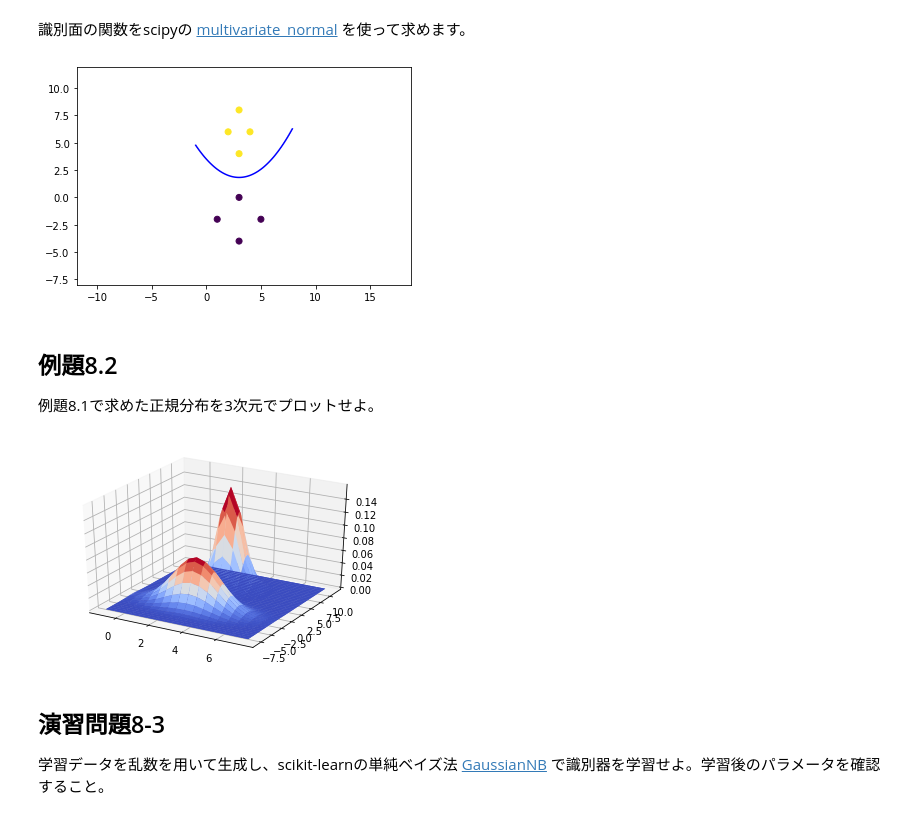
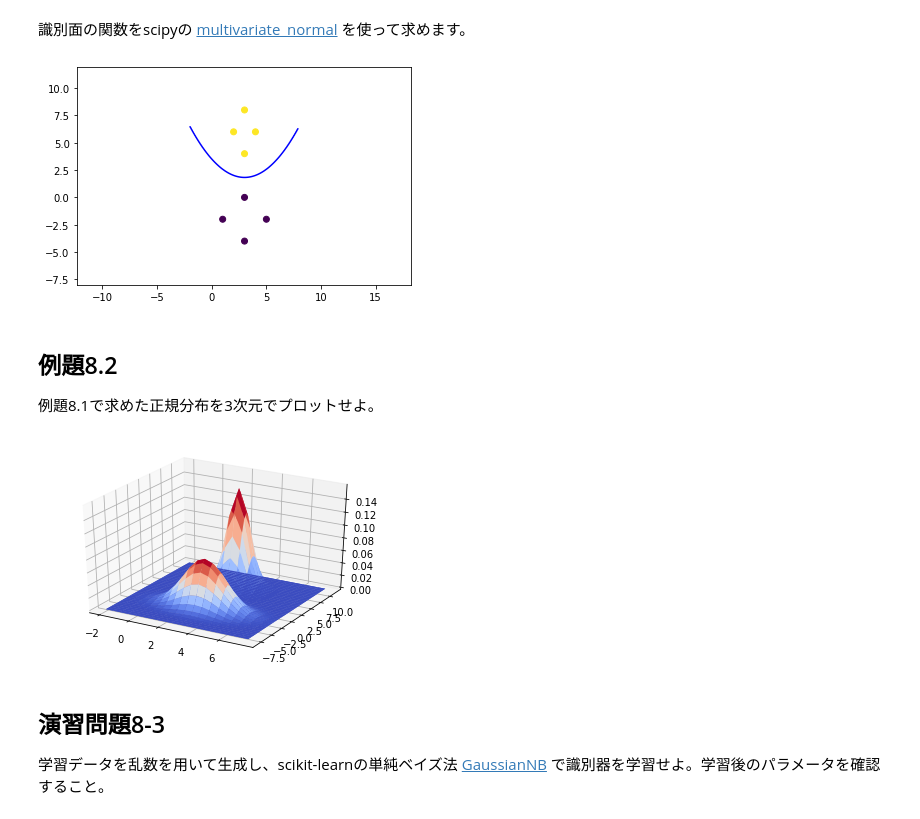
Before and after one commit to MasahiroAraki/SpeechRecognition, a Jupyter notebook: Python/chap08.ipynb, the cells around one changed output. Drawn from its saved outputs; the diff is of its cells as text; code cells hidden in the pictures.

```diff
--- a/Python/chap08.ipynb
+++ b/Python/chap08.ipynb
@@ -36,7 +36,7 @@ c2 = np.cov(X[y==0], bias=True, rowvar=False)
 from scipy.stats import multivariate_normal
 f = lambda x: multivariate_normal.pdf(x, mean=m1, cov=c1) - multivariate_normal.pdf(x, mean=m2, cov=c2)
 
-x1 = np.arange(-1.0, 8.0, 0.1)
+x1 = np.arange(-2.0, 8.0, 0.1)
 x2 = np.arange(-8.0, 12.0, 0.1)
 X1, X2 = np.meshgrid(x1, x2)
 
@@ -48,7 +48,7 @@ plt.axis('equal')
 plt.contour(X1, X2, Z, levels=0, colors="blue")
 plt.show()
 # %% [output]
-[figure, old version]
+[figure, new version]
 # %% [markdown]
 ## 例題8.2
 
@@ -56,27 +56,27 @@ plt.show()
 # %%
 from scipy.stats import multivariate_normal
 from matplotlib import cm
 from mpl_toolkits.mplot3d import axes3d
 
 fig = plt.figure()
 ax = fig.add_subplot(111, projection='3d')
 
-x1 = np.arange(-1.0, 8.0, 0.5)
+x1 = np.arange(-2.0, 8.0, 0.5)
 x2 = np.arange(-8.0, 12.0, 0.5)
 X1, X2 = np.meshgrid(x1, x2)
 
 f1 = lambda x1, x2: multivariate_normal(m1, c1).pdf([x1, x2])
 f2 = lambda x1, x2: multivariate_normal(m2, c2).pdf([x1, x2])
 
 #配列それぞれ対応するものを返す関数に変える
 Z1 = np.vectorize(f1)(X1,X2)
 Z2 = np.vectorize(f2)(X1,X2)
 
 ax.plot_surface(X1, X2, Z1, rstride=1, cstride=1, cmap=cm.coolwarm)
 ax.plot_surface(X1, X2, Z2, rstride=1, cstride=1, cmap=cm.coolwarm)
 plt.show()
 # %% [output]
-[figure, old version]
+[figure, new version]
 # %% [markdown]
 ## 演習問題8-3
 
```
Also changed, not shown: parts of 8 cells of this notebook, 1 other file.
